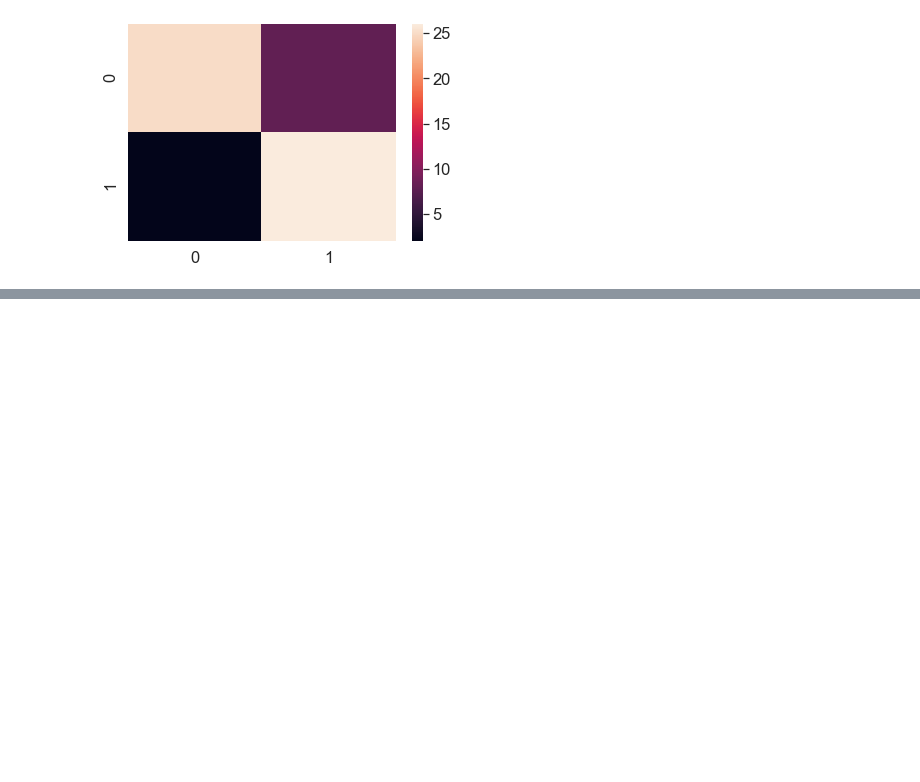
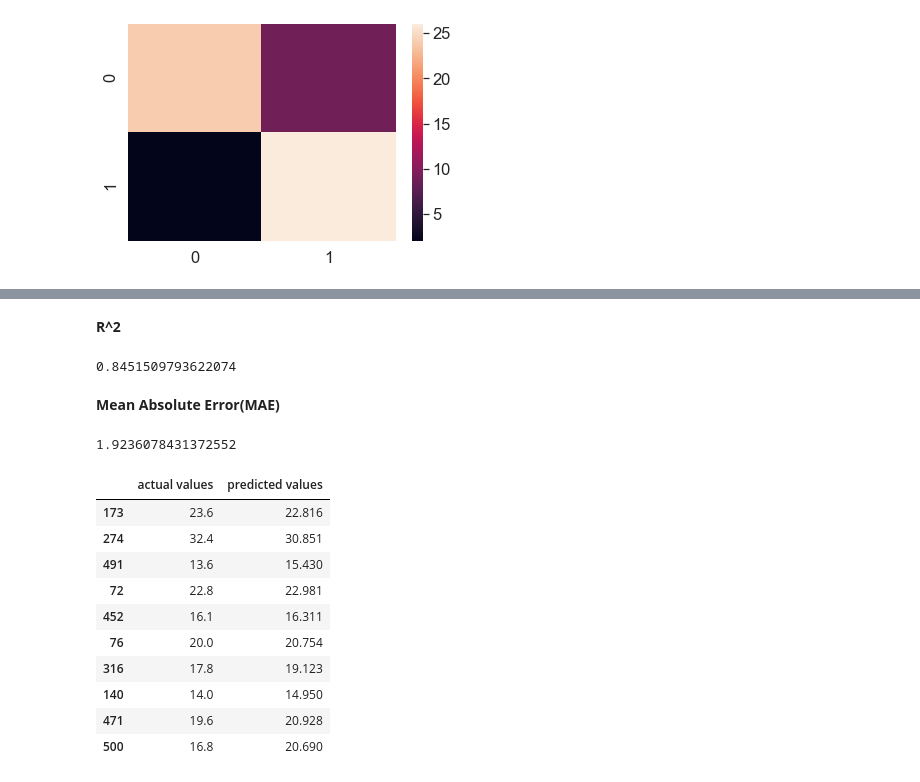
Before and after one commit to Dancan1998/ML, a Jupyter notebook: introduction-to-scikit-learn.ipynb, the cells around one changed output, grey strips where cells are left out. Cells and saved outputs as stored; diff of their text form; code cells hidden in the pictures; blank space fills up the shorter version.

Commit message:
Evaluation metrics for Regression model

```diff
--- a/introduction-to-scikit-learn.ipynb
+++ b/introduction-to-scikit-learn.ipynb
@@ -1094,0 +1162,42 @@ sns.heatmap(conf_mat)
+# %% [markdown]
+**R^2**
+# %%
+from sklearn.ensemble import RandomForestRegressor
+from sklearn.model_selection import train_test_split
+
+X = boston_df.drop("target", axis=1)
+y = boston_df["target"]
+
+X_train, X_test, y_train, y_test = train_test_split(X,y,test_size=0.1, random_state=42)
+
+model = RandomForestRegressor()
+model.fit(X_train, y_train);
+model.score(X_test, y_test)
+# %% [output]
+0.8451509793622074
+# %% [markdown]
+**Mean Absolute Error(MAE)**
+# %%
+from sklearn.metrics import mean_absolute_error
+
+y_preds = model.predict(X_test)
+mae = mean_absolute_error(y_test, y_preds)
+mae
+# %% [output]
+1.9236078431372552
+# %%
+df = pd.DataFrame(data = {"actual values":y_test,
+                          "predicted values":y_preds})
+df[:10]
+# %% [output]
+|  | actual values | predicted values |
+| 173 | 23.6 | 22.816 |
+| 274 | 32.4 | 30.851 |
+| 491 | 13.6 | 15.430 |
+| 72 | 22.8 | 22.981 |
+| 452 | 16.1 | 16.311 |
+| 76 | 20.0 | 20.754 |
+| 316 | 17.8 | 19.123 |
+| 140 | 14.0 | 14.950 |
+| 471 | 19.6 | 20.928 |
+| 500 | 16.8 | 20.690 |
```
Also changed, not shown: parts of 31 cells of this notebook, 1 other file.
